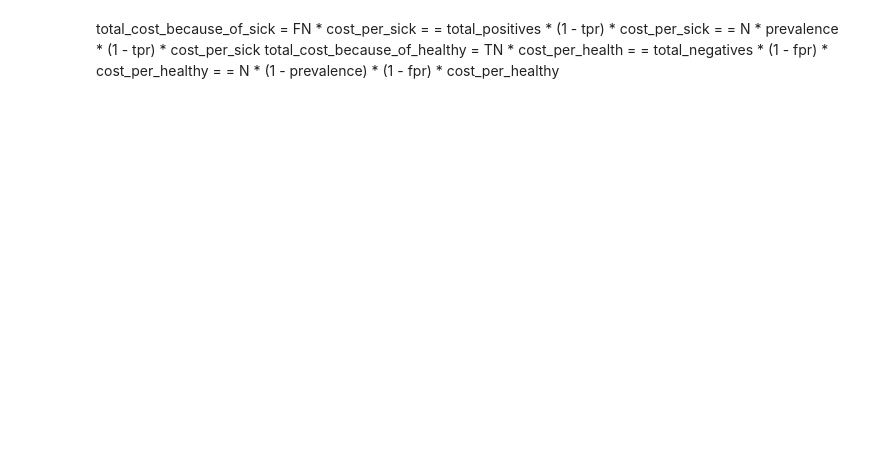
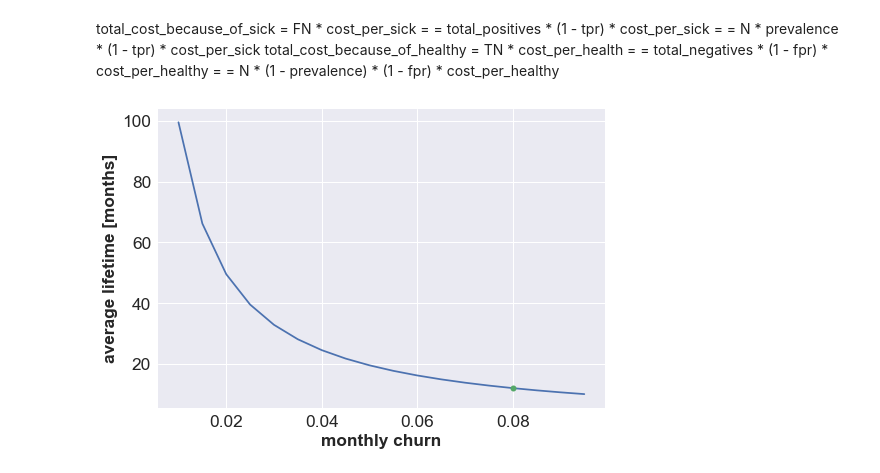
Before and after one commit to phenomix/actuary, a Jupyter notebook: clean_binary_actuary.ipynb, the cells around one changed output. Drawn from its saved outputs; the diff is of its cells as text; code cells hidden in the pictures; blank space fills up the shorter version.

```diff
--- a/clean_binary_actuary.ipynb
+++ b/clean_binary_actuary.ipynb
@@ -43,6 +43,17 @@ total_cost_because_of_sick = FN * cost_per_sick =
 total_cost_because_of_healthy = TN * cost_per_health =
 = total_negatives * (1 - fpr) * cost_per_healthy =
 = N * (1 - prevalence) * (1 - fpr) * cost_per_healthy
+# %%
+x = np.arange(0.01, 0.1, 0.005)
+y = average_life_time_in_months(x)
+x_one_year = x[np.where(y <= 12)[0][0]]
+plt.plot(x, y)
+plt.plot(x_one_year, 12, '.', ms=12)
+plt.xlabel('monthly churn')
+plt.ylabel('average lifetime [months]')
+plt.show()
+# %% [output]
+[figure, added]
 # %%
 def average_cost_correctly_classified_healthy(p, fpr, cost_per_healthy):
     return (1 - p) * (1 - fpr) * cost_per_healthy
```
Also changed, not shown: parts of 3 cells of this notebook.
